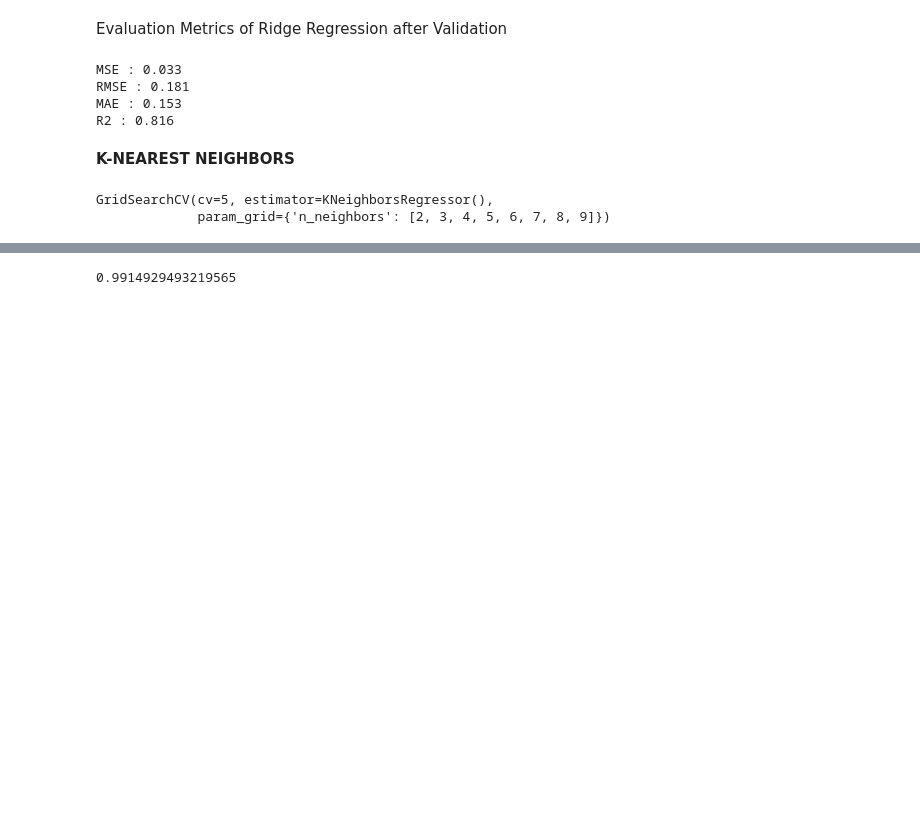
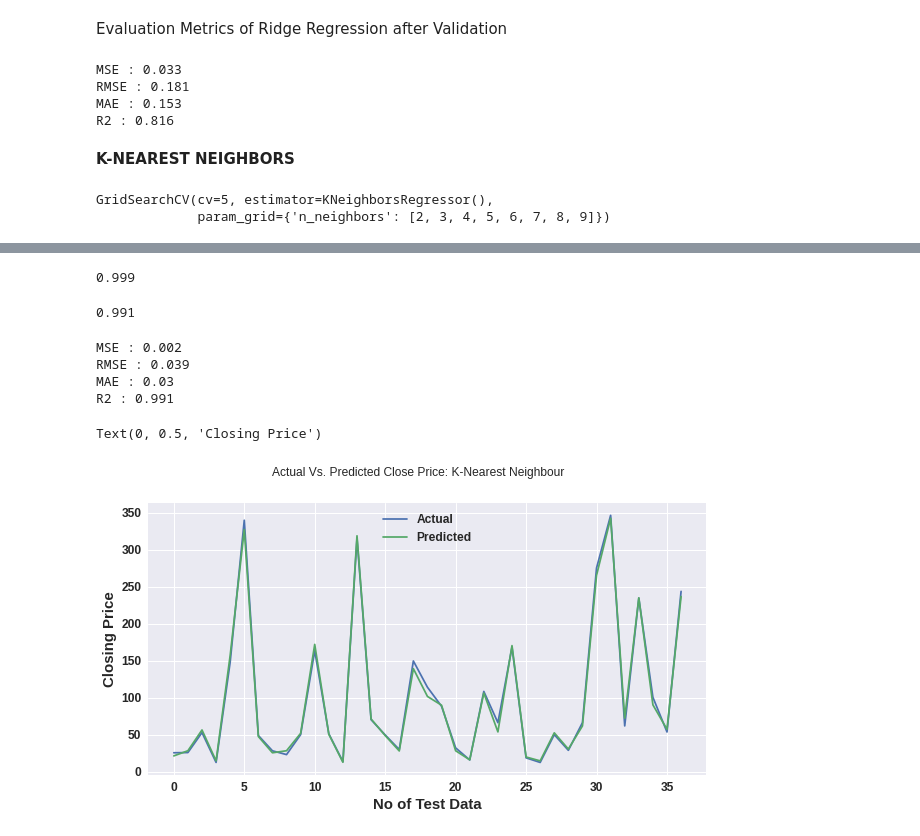
Before and after one commit to priyabodke41/Regression_capstone_project, a Jupyter notebook: Regression_capstone_project.ipynb, the cells around one changed output, grey strips where cells are left out. Cells and saved outputs as stored; diff of their text form; code cells hidden in the pictures; blank space fills up the shorter version.

```diff
--- a/Regression_capstone_project.ipynb
+++ b/Regression_capstone_project.ipynb
@@ -449,0 +483,4 @@ y_pred_knn=model.predict(X_test)
+# %%
+#fitting data
+xgb = XGBRegressor()
+xgboost_reg=xgb.fit(X_train,y_train)
@@ -450,5 +489,33 @@ y_pred_knn=model.predict(X_test)
+# %%
+#Check the accuracy of our model on training data
+round(xgboost_reg.score(X_train,y_train),3)
+# %% [output]
+0.999
 # %%
-#Check the accuracy of our model on test data
-model.score(X_test,y_test)
+#Check the accuracy of our model on testing data
+round(xgboost_reg.score(X_test,y_test),3)
 # %% [output]
-0.9914929493219565
+0.991
+# %%
+y_pred_xgb = xgb.predict(X_test)
+# %%
+print("MSE :",round(mean_squared_error(y_test, y_pred_xgb), 3))
+print("RMSE :",round(math.sqrt(mean_squared_error(y_test, y_pred_xgb)),3))
+print("MAE :",round(mean_absolute_error(y_test, y_pred_xgb),3))
+print("R2 :",round(r2_score(y_test, y_pred_xgb), 3))
+# %% [output]
+MSE : 0.002
+RMSE : 0.039
+MAE : 0.03
+R2 : 0.991
+# %%
+plt.figure(figsize=(10,5))
+plt.plot(10**(np.array(y_test)))
+plt.plot(10**(y_pred_xgb))
+plt.suptitle('Actual Vs. Predicted Close Price: K-Nearest Neighbour')
+plt.legend(['Actual','Predicted'])
+plt.xlabel('No of Test Data')
+plt.ylabel('Closing Price')
+# %% [output]
+Text(0, 0.5, 'Closing Price')
+[figure, added]
```
Also changed, not shown: parts of 8 cells of this notebook.
